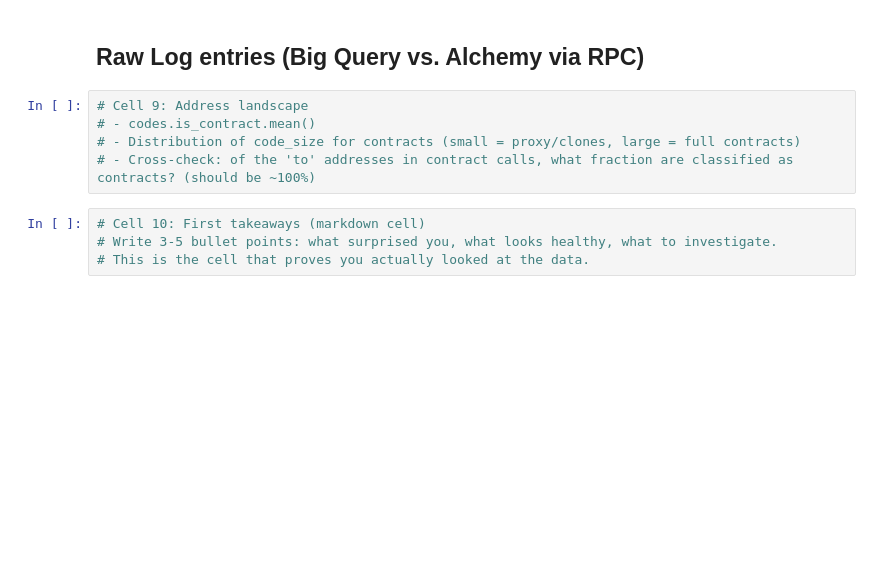
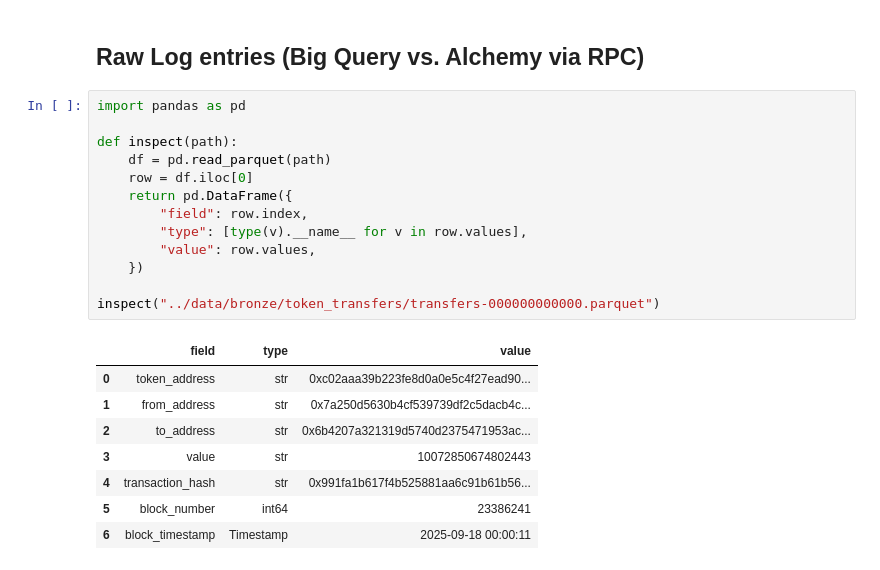
Before and after one commit to anirudh9280/ChainSense, a Jupyter notebook: notebooks/01_exploration.ipynb, the cells around one changed output. Cells and saved outputs as stored; diff of their text form; blank space fills up the shorter version.

```diff
--- a/notebooks/01_exploration.ipynb
+++ b/notebooks/01_exploration.ipynb
@@ -91,12 +91,25 @@ pd.concat([bq_tx, rpc_tx], axis=1)
 | 24 | receipt_blob_gas_used | NAType | <NA> | NaN | NaN | NaN |
 # %% [markdown]
 ## Raw Log entries (Big Query vs. Alchemy via RPC)
-# %%
-# Cell 9: Address landscape
-# - codes.is_contract.mean()
-# - Distribution of code_size for contracts (small = proxy/clones, large = full contracts)
-# - Cross-check: of the 'to' addresses in contract calls, what fraction are classified as contracts? (should be ~100%)
-# %%
-# Cell 10: First takeaways (markdown cell)
-# Write 3-5 bullet points: what surprised you, what looks healthy, what to investigate.
-# This is the cell that proves you actually looked at the data.
+# %%
+import pandas as pd
+
+def inspect(path):
+    df = pd.read_parquet(path)
+    row = df.iloc[0]
+    return pd.DataFrame({
+        "field": row.index,
+        "type": [type(v).__name__ for v in row.values],
+        "value": row.values,
+    })
+
+inspect("../data/bronze/token_transfers/transfers-000000000000.parquet")
+# %% [output]
+|  | field | type | value |
+| 0 | token_address | str | 0xc02aaa39b223fe8d0a0e5c4f27ead90... |
+| 1 | from_address | str | 0x7a250d5630b4cf539739df2c5dacb4c... |
+| 2 | to_address | str | 0x6b4207a321319d5740d2375471953ac... |
+| 3 | value | str | 10072850674802443 |
+| 4 | transaction_hash | str | 0x991fa1b617f4b525881aa6c91b61b56... |
+| 5 | block_number | int64 | 23386241 |
+| 6 | block_timestamp | Timestamp | 2025-09-18 00:00:11 |
```
Also changed, not shown: parts of 19 cells of this notebook, 22 other files.
